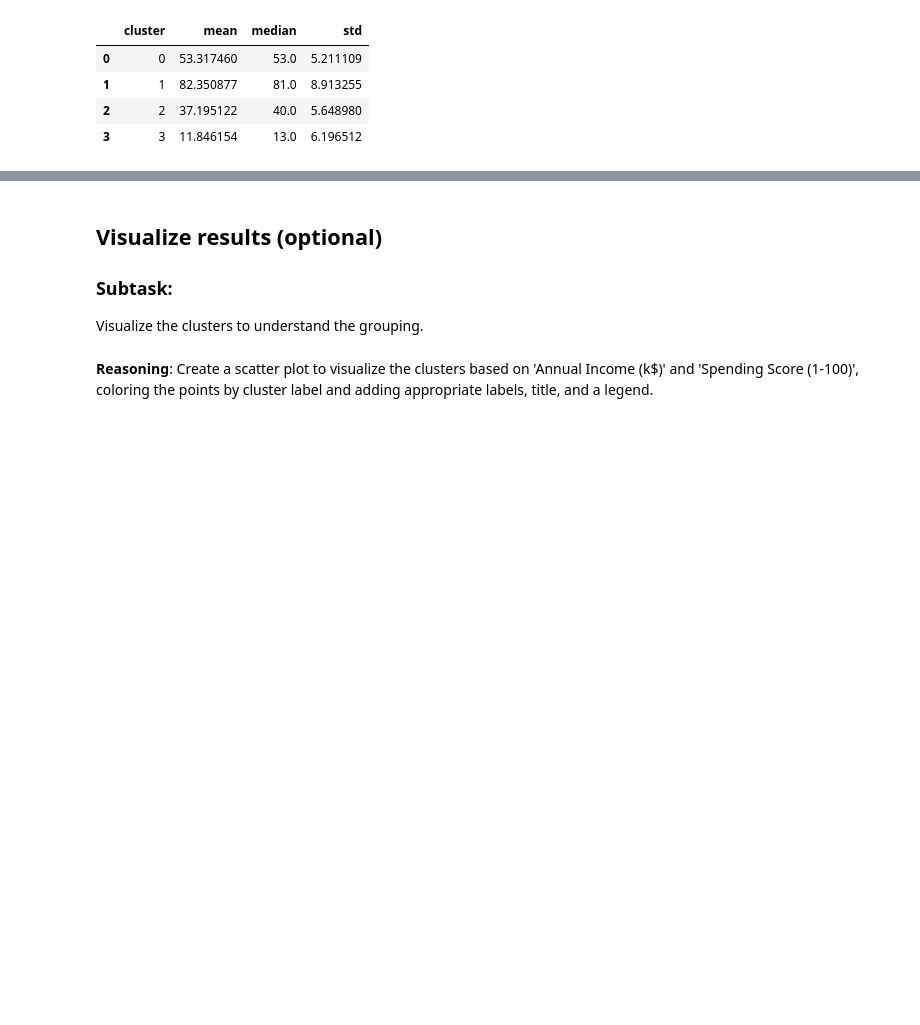
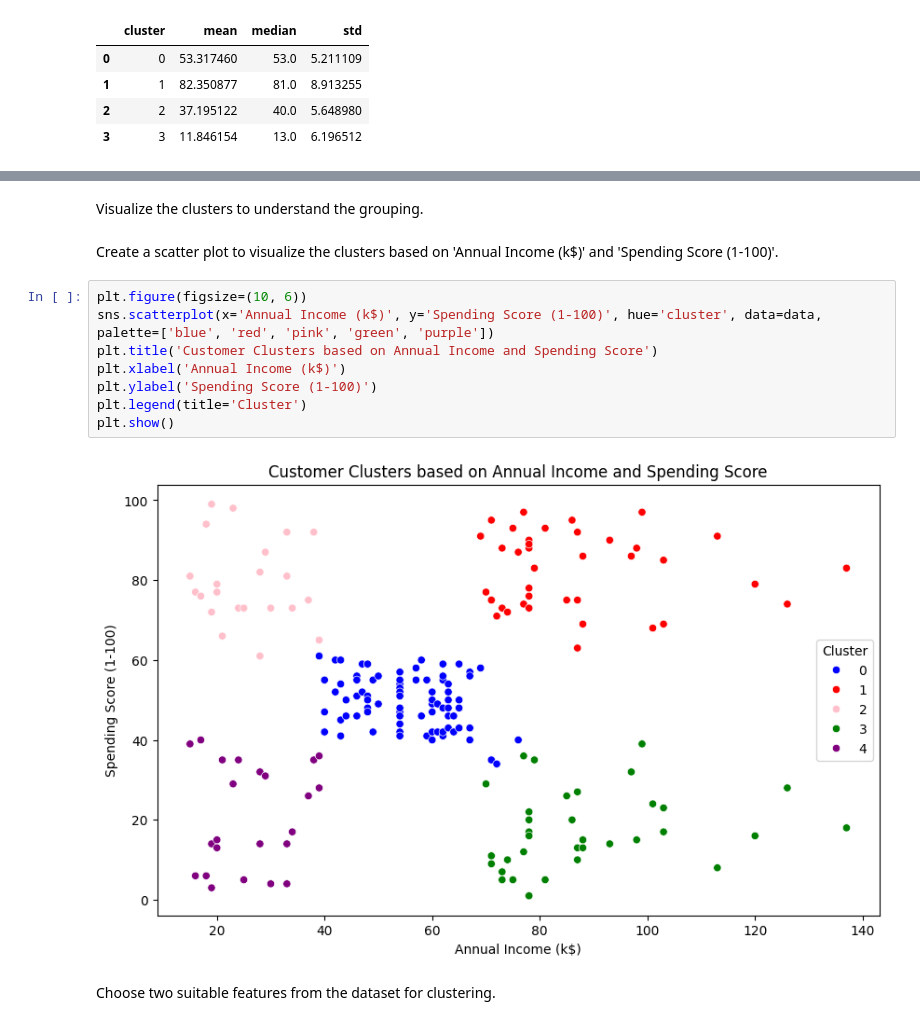
Before and after one commit to Terrencekariuki/AI-Coursework-2025, a Jupyter notebook: Mall_Customers_Clustering.ipynb, the cells around one changed output, grey strips where cells are left out. Cells and saved outputs as stored; diff of their text form; blank space fills up the shorter version.

```diff
--- a/Mall_Customers_Clustering.ipynb
+++ b/Mall_Customers_Clustering.ipynb
@@ -149,8 +112,16 @@ Key Differences and Similarities:
 # %% [markdown]
-## Visualize results (optional)
-
-### Subtask:
 Visualize the clusters to understand the grouping.
 # %% [markdown]
-**Reasoning**:
-Create a scatter plot to visualize the clusters based on 'Annual Income (k$)' and 'Spending Score (1-100)', coloring the points by cluster label and adding appropriate labels, title, and a legend.
+Create a scatter plot to visualize the clusters based on 'Annual Income (k$)' and 'Spending Score (1-100)'.
+# %%
+plt.figure(figsize=(10, 6))
+sns.scatterplot(x='Annual Income (k$)', y='Spending Score (1-100)', hue='cluster', data=data, palette=['blue', 'red', 'pink', 'green', 'purple'])
+plt.title('Customer Clusters based on Annual Income and Spending Score')
+plt.xlabel('Annual Income (k$)')
+plt.ylabel('Spending Score (1-100)')
+plt.legend(title='Cluster')
+plt.show()
+# %% [output]
+[figure, added]
+# %% [markdown]
+Choose two suitable features from the dataset for clustering.
```
Also changed, not shown: parts of 52 cells of this notebook.
